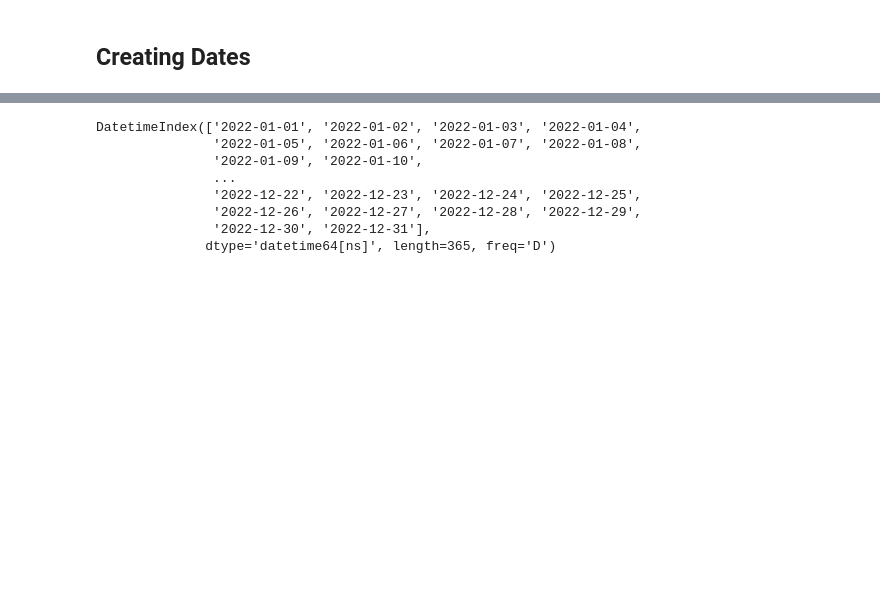
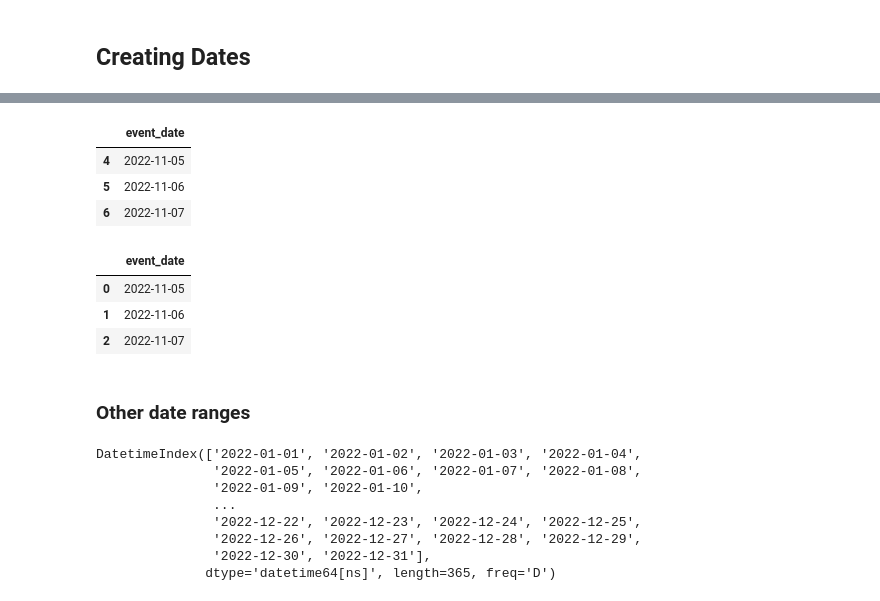
Before and after one commit to anita-owens/Data-with-Python, a Jupyter notebook: Working with Dates and Times in Python.ipynb, the cells around one changed output, grey strips where cells are left out. Cells and saved outputs as stored; diff of their text form; code cells hidden in the pictures; blank space fills up the shorter version.

```diff
--- a/Working with Dates and Times in Python.ipynb
+++ b/Working with Dates and Times in Python.ipynb
@@ -120,0 +232,11 @@ print(d.strftime("%Y/%m/%d"))
+# %%
+new_table = [1,2,3,4,5]
+old_table = [1,2,3]
+
+values_missing = []
+
+for ts in new_table:
+    if ts not in old_table:
+        values_missing.append(ts)
+
+print(values_missing)
@@ -120,0 +263,8 @@ print(d.strftime("%Y/%m/%d"))
+# %%
+timestamp_range_new = pd.date_range(start="2022-11-01",
+                                end="2022-11-07")
+
+df = pd.DataFrame(list(zip(timestamp_range_new)), columns = ['event_date'])
+
+# displaying resulting DataFrame
+print(df)
@@ -120,0 +280,8 @@ print(d.strftime("%Y/%m/%d"))
+# %%
+timestamp_range_old =  pd.date_range(start="2022-11-01",
+                                end="2022-11-04")
+
+df1 = pd.DataFrame(list(zip(timestamp_range_old)), columns = ['event_date'])
+
+# displaying resulting DataFrame
+print(df1)
@@ -120,0 +294,12 @@ print(d.strftime("%Y/%m/%d"))
+# %%
+#Find missing dates in two date ranges
+new_table = timestamp_range_new
+old_table = timestamp_range_old
+
+dates_missing = []
+
+for ts in new_table:
+    if ts not in old_table:
+        dates_missing.append(ts)
+
+print(dates_missing)
@@ -121,3 +316,25 @@ print(d.strftime("%Y/%m/%d"))
+# %%
+#Apply date filter to entire dataframe - MAKE A COPY OF THE DATAFRAME TO MAKE IT CLEAR TO PANDAS THAT WE DON'T WANT TO EDIT THE ORIGINAL DATAFRAME
+df3 = df.loc[df['event_date'].between(dates_missing[0],dates_missing[-1], inclusive='both')].copy()
+
+df3
+# %% [output]
+|  | event_date |
+| 4 | 2022-11-05 |
+| 5 | 2022-11-06 |
+| 6 | 2022-11-07 |
+# %%
+#Drop index
+df3.reset_index(drop=True, inplace=True)
+
+df3
+# %% [output]
+|  | event_date |
+| 0 | 2022-11-05 |
+| 1 | 2022-11-06 |
+| 2 | 2022-11-07 |
+# %% [markdown]
+### Other date ranges
 # %%
 this_year_dates = pd.date_range(start='2022-01-01', end='2022-12-31')
 print(this_year_dates)
```
Also changed, not shown: parts of 21 cells of this notebook.
